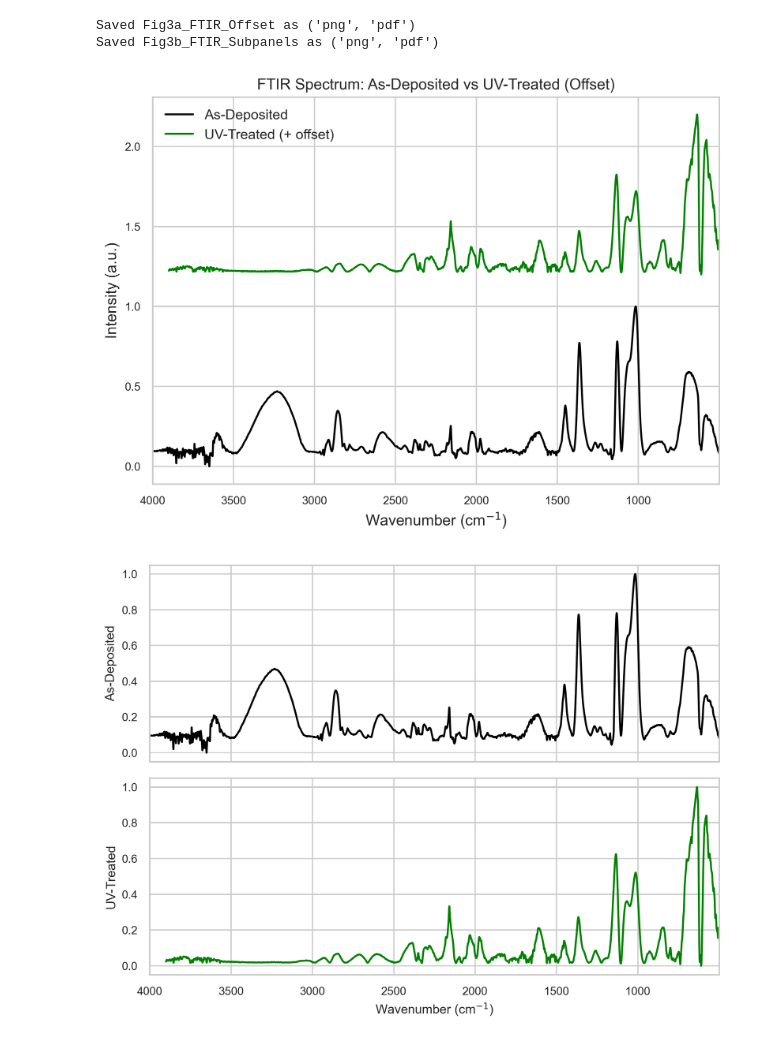
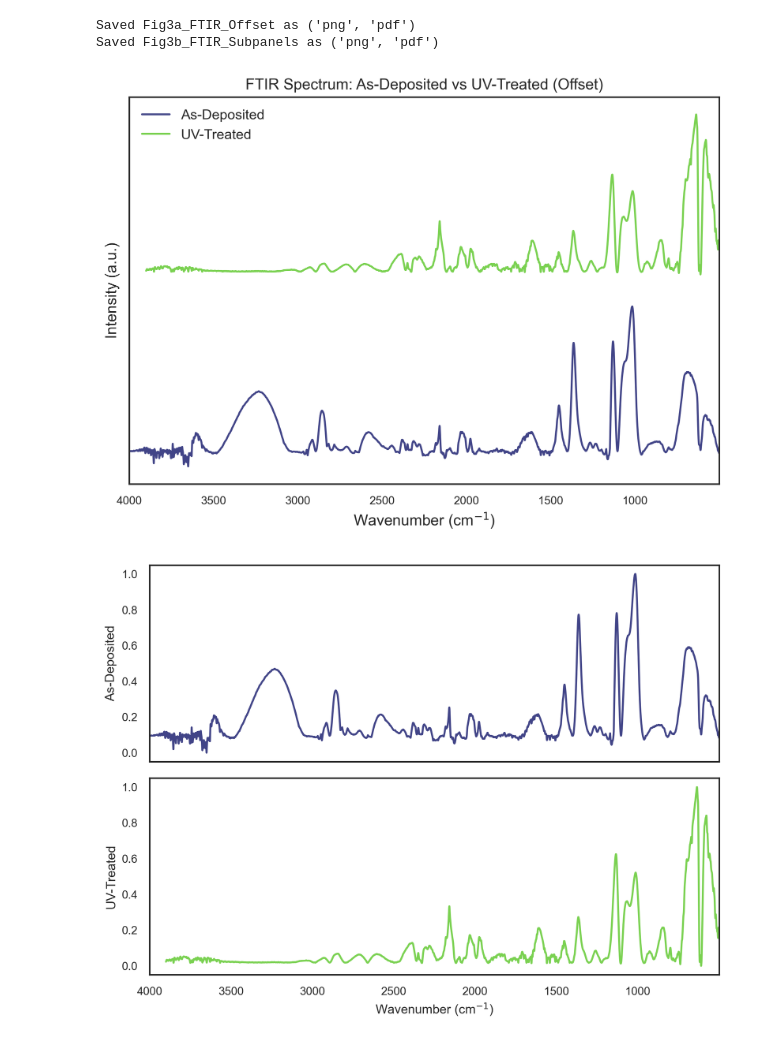
Before and after one commit to dreece2304/Paper2, a Jupyter notebook: 05_FTIR_Analysis/analysis/FTIR_BTY_Final.ipynb, the cells around one changed output. Drawn from its saved outputs; the diff is of its cells as text; code cells hidden in the pictures.

```diff
--- a/05_FTIR_Analysis/analysis/FTIR_BTY_Final.ipynb
+++ b/05_FTIR_Analysis/analysis/FTIR_BTY_Final.ipynb
@@ -3,65 +3,65 @@ import pandas as pd
 import matplotlib.pyplot as plt
 from shared.utils.plot_styles import set_plot_style
 from shared.utils.helpers import save_figure, get_figure_size
-from shared.utils.config import fig_width_cm
+from shared.utils.config import fig_width_cm, color_asdeposited, color_uvtreated
 
-# Set consistent plot style
+# Set global style
 set_plot_style()
 
 # Load and clean FTIR data
 ftir_df = pd.read_csv("../data/processed/BTYFTIR_Final.csv", skiprows=2)
-
 ftir_df.columns = [
     "Wavenumber_AsDep", "Intensity_AsDep",
     "Wavenumber_UV", "Intensity_UV"
 ]
-
 ftir_df = ftir_df.dropna().apply(pd.to_numeric, errors='coerce').dropna()
 
-# Extract individual series
+# Extract data series
 x_asdep = ftir_df["Wavenumber_AsDep"]
 y_asdep = ftir_df["Intensity_AsDep"]
 x_uv = ftir_df["Wavenumber_UV"]
 y_uv = ftir_df["Intensity_UV"]
 
-# Define figure size using consistent global config
 figsize = get_figure_size(fig_width_cm, aspect_ratio=4/3)
-
-# --- Plot 1: Overlaid offset spectra ---
-fig1, ax1 = plt.subplots(figsize=figsize)
 offset = 1.2
 
-ax1.plot(x_asdep, y_asdep, label="As-Deposited", color='black')
-ax1.plot(x_uv, y_uv + offset, label="UV-Treated (+ offset)", color='green')
+# --- Plot 1: Offset Overlay ---
+fig1, ax1 = plt.subplots(figsize=figsize)
+
+ax1.plot(x_asdep, y_asdep, label="As-Deposited", color=color_asdeposited)
+ax1.plot(x_uv, y_uv + offset, label="UV-Treated", color=color_uvtreated)
 
 ax1.set_xlabel("Wavenumber (cm$^{-1}$)")
 ax1.set_ylabel("Intensity (a.u.)")
-ax1.set_xlim(x_asdep.max(), x_asdep.min())  # Reverse x-axis
+ax1.set_xlim(x_asdep.max(), x_asdep.min())
 ax1.legend()
 ax1.set_title("FTIR Spectrum: As-Deposited vs UV-Treated (Offset)")
 ax1.tick_params(labelsize=9)
+ax1.set_yticklabels([])
+ax1.tick_params(axis='y', length=0)
+
 
 fig1.tight_layout()
 save_figure(fig1, "Fig3a_FTIR_Offset", formats=("png", "pdf"))
 
-# --- Plot 2: Two stacked subpanels ---
+# --- Plot 2: Two-Panel Subplots ---
 fig2, (ax2a, ax2b) = plt.subplots(2, 1, figsize=figsize, sharex=True)
 
-ax2a.plot(x_asdep, y_asdep, color='black')
+ax2a.plot(x_asdep, y_asdep, color=color_asdeposited)
 ax2a.set_ylabel("As-Deposited", fontsize=10)
 ax2a.set_xlim(x_asdep.max(), x_asdep.min())
 ax2a.tick_params(labelsize=9)
 
-ax2b.plot(x_uv, y_uv, color='green')
+ax2b.plot(x_uv, y_uv, color=color_uvtreated)
 ax2b.set_ylabel("UV-Treated", fontsize=10)
 ax2b.set_xlabel("Wavenumber (cm$^{-1}$)", fontsize=10)
 ax2b.tick_params(labelsize=9)
 
 fig2.tight_layout()
 save_figure(fig2, "Fig3b_FTIR_Subpanels", formats=("png", "pdf"))
 plt.show()
 # %% [output]
 Saved Fig3a_FTIR_Offset as ('png', 'pdf')
 Saved Fig3b_FTIR_Subpanels as ('png', 'pdf')
-[figure, old version]
+[figure, new version]
-[figure, old version]
+[figure, new version]
```
Also changed, not shown: 7 other files.
